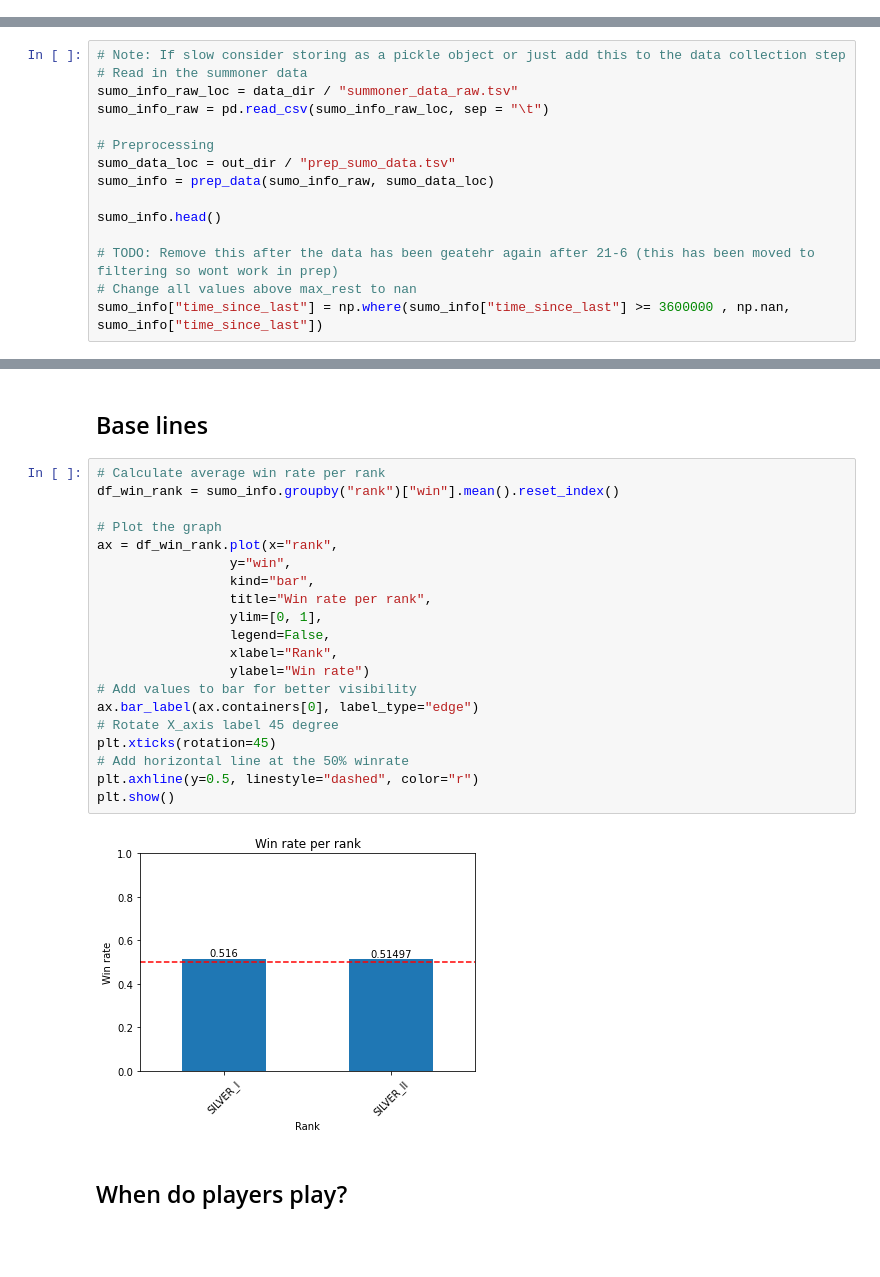
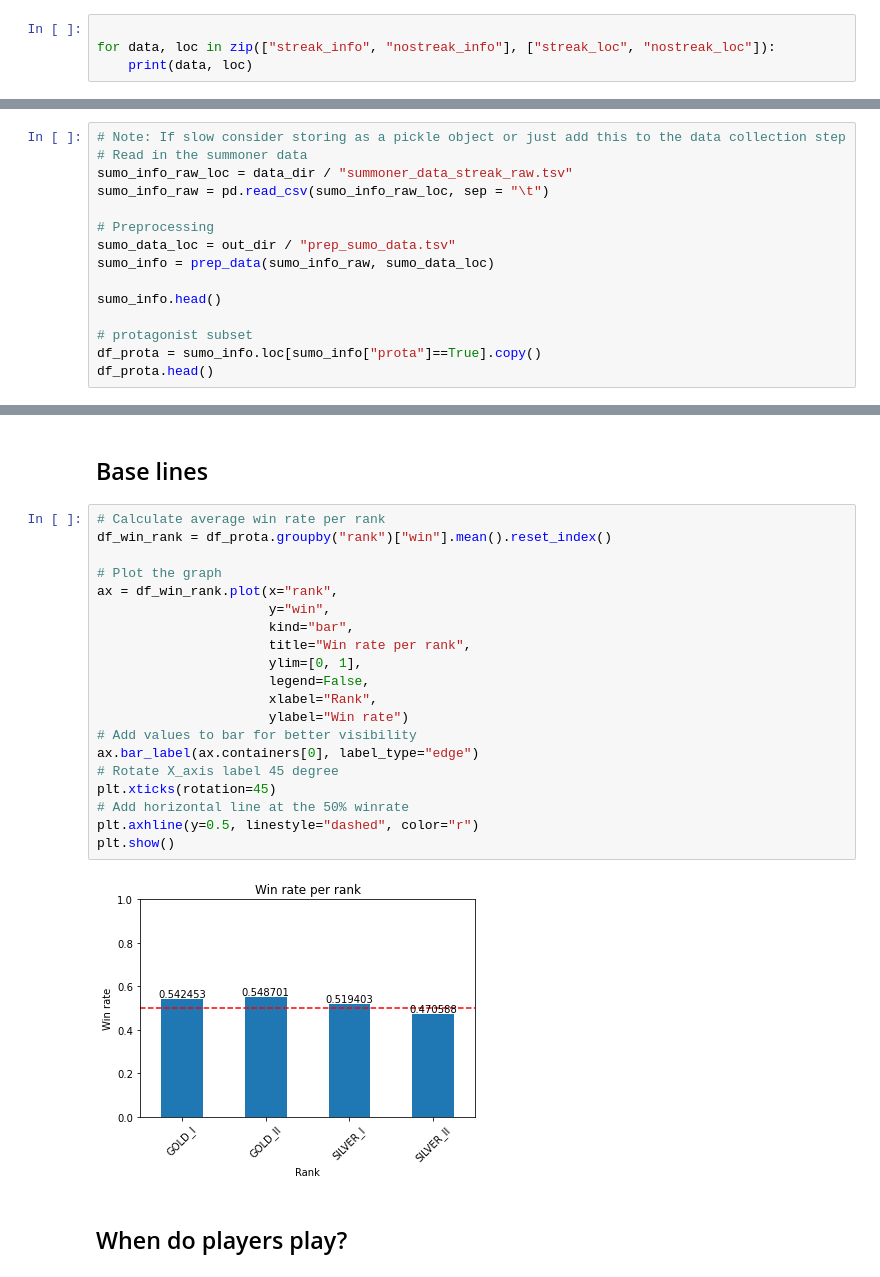
Before and after one commit to ryandamen/tilt, a Jupyter notebook: src/tilt.ipynb, the cells around one changed output, grey strips where cells are left out. Drawn from its saved outputs; the diff is of its cells as text; blank space fills up the shorter version.

Commit message:
Redesigned data collection

```diff
--- a/src/tilt.ipynb
+++ b/src/tilt.ipynb
@@ -300,0 +391,4 @@ def filt_matches(matches_data, max_rest, min_streak):
+# %%
+
+for data, loc in zip(["streak_info", "nostreak_info"], ["streak_loc", "nostreak_loc"]):
+    print(data, loc)
@@ -449,7 +611,7 @@ get_summoner_data(regs=settings["regions"],
 # %%
 # Note: If slow consider storing as a pickle object or just add this to the data collection step
 # Read in the summoner data
-sumo_info_raw_loc = data_dir / "summoner_data_raw.tsv"
+sumo_info_raw_loc = data_dir / "summoner_data_streak_raw.tsv"
 sumo_info_raw = pd.read_csv(sumo_info_raw_loc, sep = "\t")
 
 # Preprocessing
@@ -458,6 +620,6 @@ sumo_info = prep_data(sumo_info_raw, sumo_data_loc)
 
 sumo_info.head()
 
-# TODO: Remove this after the data has been geatehr again after 21-6 (this has been moved to filtering so wont work in prep)
-# Change all values above max_rest to nan
-sumo_info["time_since_last"] = np.where(sumo_info["time_since_last"] >= 3600000 , np.nan, sumo_info["time_since_last"])
+# protagonist subset
+df_prota = sumo_info.loc[sumo_info["prota"]==True].copy()
+df_prota.head()
@@ -468,26 +638,26 @@ Main question when should you stop playing and take a chill pill
 ## Base lines
 # %%
 # Calculate average win rate per rank
-df_win_rank = sumo_info.groupby("rank")["win"].mean().reset_index()
+df_win_rank = df_prota.groupby("rank")["win"].mean().reset_index()
 
 # Plot the graph
 ax = df_win_rank.plot(x="rank",
-                 y="win",
-                 kind="bar",
-                 title="Win rate per rank",
-                 ylim=[0, 1],
-                 legend=False,
-                 xlabel="Rank",
-                 ylabel="Win rate")
+                      y="win",
+                      kind="bar",
+                      title="Win rate per rank",
+                      ylim=[0, 1],
+                      legend=False,
+                      xlabel="Rank",
+                      ylabel="Win rate")
 # Add values to bar for better visibility
 ax.bar_label(ax.containers[0], label_type="edge")
 # Rotate X_axis label 45 degree
 plt.xticks(rotation=45)
 # Add horizontal line at the 50% winrate
 plt.axhline(y=0.5, linestyle="dashed", color="r")
 plt.show()
 # %% [output]
-[figure, old version]
+[figure, new version]
 # %% [markdown]
 ## When do players play?
 # %%
```
Also changed, not shown: parts of 28 cells of this notebook, 3 other files.
